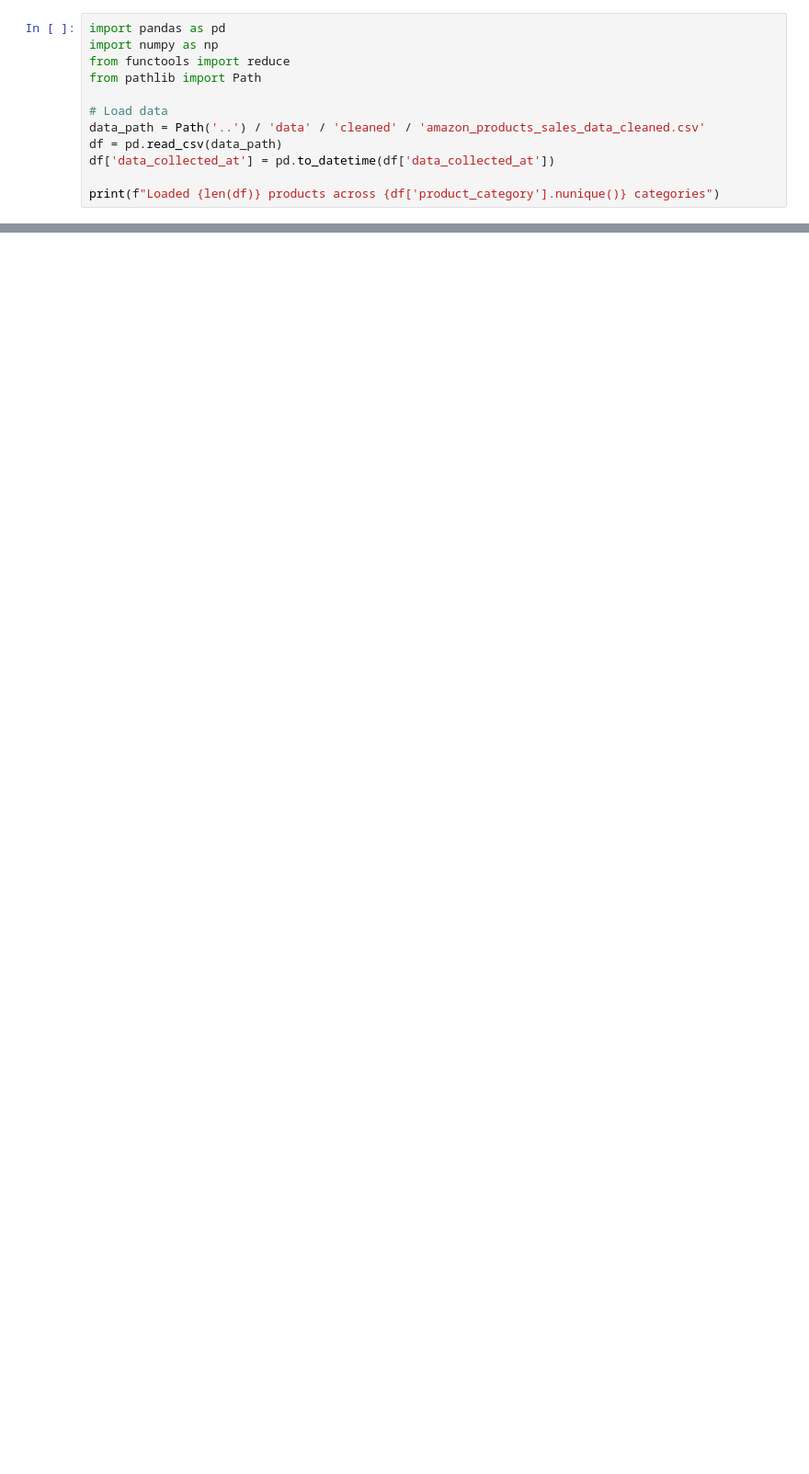
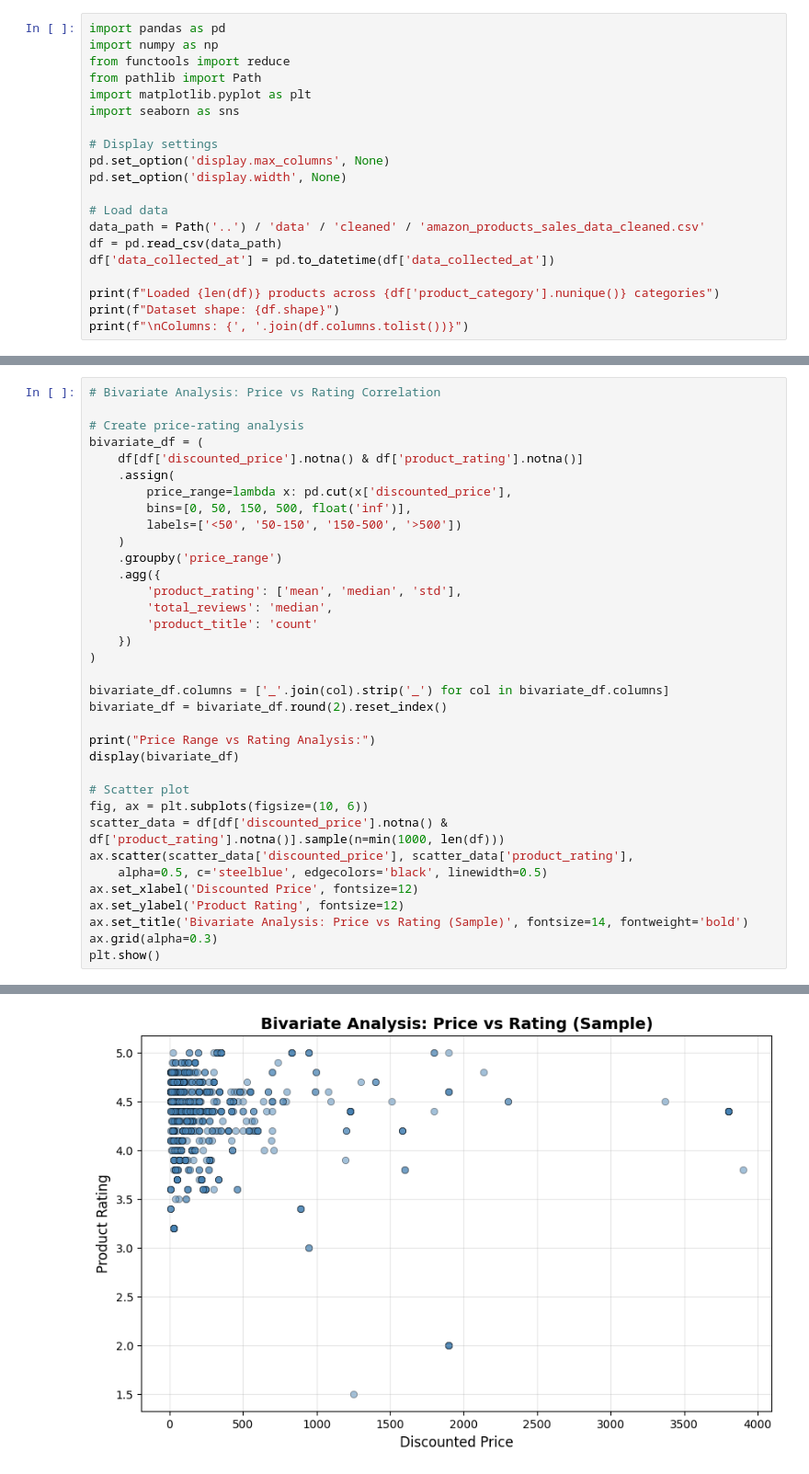
Before and after one commit to Aryaman333/Build_Challenge_Intuit, a Jupyter notebook: Assignment_2/notebooks/exploratory_data_analysis.ipynb, the cells around one changed output, grey strips where cells are left out. Shown at 92% size. Saved outputs shown, nothing was run; the diff lists cells and outputs as text; blank space fills up the shorter version.

```diff
--- a/Assignment_2/notebooks/exploratory_data_analysis.ipynb
+++ b/Assignment_2/notebooks/exploratory_data_analysis.ipynb
@@ -3,6 +3,12 @@ import pandas as pd
 import numpy as np
 from functools import reduce
 from pathlib import Path
+import matplotlib.pyplot as plt
+import seaborn as sns
+
+# Display settings
+pd.set_option('display.max_columns', None)
+pd.set_option('display.width', None)
 
 # Load data
 data_path = Path('..') / 'data' / 'cleaned' / 'amazon_products_sales_data_cleaned.csv'
@@ -10,5 +16,7 @@ df = pd.read_csv(data_path)
 df['data_collected_at'] = pd.to_datetime(df['data_collected_at'])
 
 print(f"Loaded {len(df)} products across {df['product_category'].nunique()} categories")
+print(f"Dataset shape: {df.shape}")
+print(f"\nColumns: {', '.join(df.columns.tolist())}")
 # %% [output]
 Loaded 42675 products across 15 categories
@@ -174,0 +121,36 @@ Wearables           Good                 1             79.95        20039.0
+# %%
+# Bivariate Analysis: Price vs Rating Correlation
+
+# Create price-rating analysis
+bivariate_df = (
+    df[df['discounted_price'].notna() & df['product_rating'].notna()]
+    .assign(
+        price_range=lambda x: pd.cut(x['discounted_price'],
+        bins=[0, 50, 150, 500, float('inf')],
+        labels=['<50', '50-150', '150-500', '>500'])
+    )
+    .groupby('price_range')
+    .agg({
+        'product_rating': ['mean', 'median', 'std'],
+        'total_reviews': 'median',
+        'product_title': 'count'
+    })
+)
+
+bivariate_df.columns = ['_'.join(col).strip('_') for col in bivariate_df.columns]
+bivariate_df = bivariate_df.round(2).reset_index()
+
+print("Price Range vs Rating Analysis:")
+display(bivariate_df)
+
+# Scatter plot
+fig, ax = plt.subplots(figsize=(10, 6))
+scatter_data = df[df['discounted_price'].notna() & df['product_rating'].notna()].sample(n=min(1000, len(df)))
+ax.scatter(scatter_data['discounted_price'], scatter_data['product_rating'],
+    alpha=0.5, c='steelblue', edgecolors='black', linewidth=0.5)
+ax.set_xlabel('Discounted Price', fontsize=12)
+ax.set_ylabel('Product Rating', fontsize=12)
+ax.set_title('Bivariate Analysis: Price vs Rating (Sample)', fontsize=14, fontweight='bold')
+ax.grid(alpha=0.3)
+plt.show()
+# %% [output]
@@ -174,0 +163 @@ Wearables           Good                 1             79.95        20039.0
+[figure, added]
```
Also changed, not shown: parts of 10 cells of this notebook, 10 other files.
